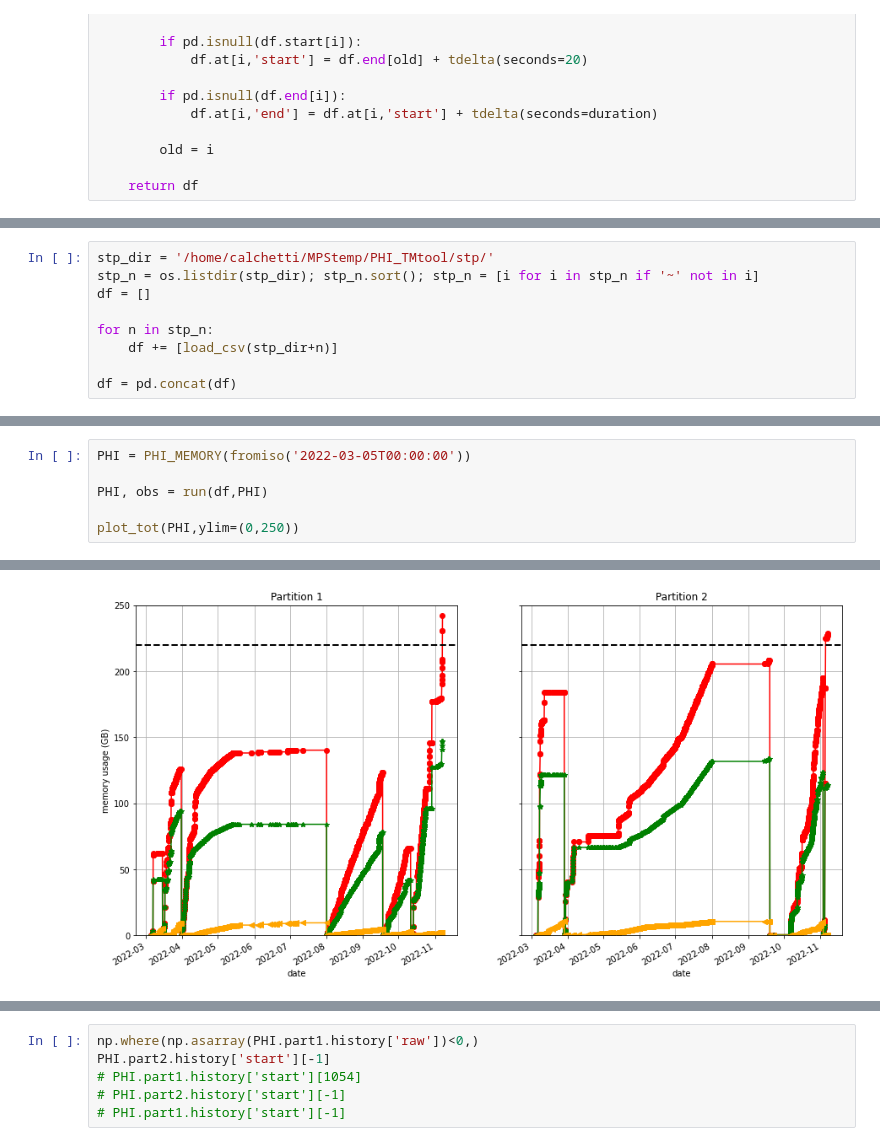
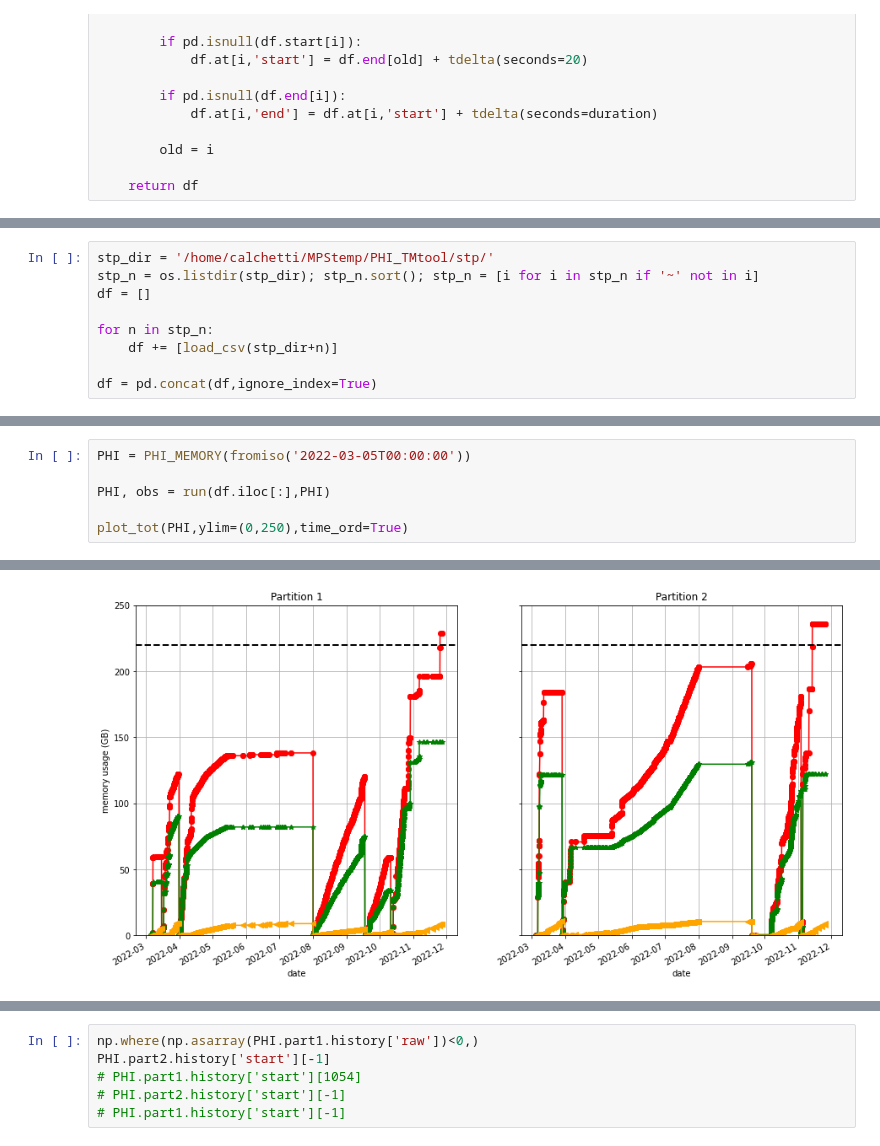
Before and after one commit to dcalc/PHI_TMtool, a Jupyter notebook: planning_from_csv.ipynb, the cells around one changed output, grey strips where cells are left out. Saved outputs shown, nothing was run; the diff lists cells and outputs as text.

```diff
--- a/planning_from_csv.ipynb
+++ b/planning_from_csv.ipynb
@@ -620,4 +581,4 @@ df = []
 for n in stp_n:
     df += [load_csv(stp_dir+n)]
 
-df = pd.concat(df)
+df = pd.concat(df,ignore_index=True)
@@ -632,7 +585,7 @@ datetime.datetime(2022, 11, 1, 14, 19, 38)
 # %%
 PHI = PHI_MEMORY(fromiso('2022-03-05T00:00:00'))
 
-PHI, obs = run(df,PHI)
+PHI, obs = run(df.iloc[:],PHI)
 
-plot_tot(PHI,ylim=(0,250))
+plot_tot(PHI,ylim=(0,250),time_ord=True)
 # %% [output]
@@ -656 +594 @@ DID to be flushed not found: 0203267004 index: 1327
-[figure, old version]
+[figure, new version]
```
Also changed, not shown: parts of 15 cells of this notebook, 4 other files.
